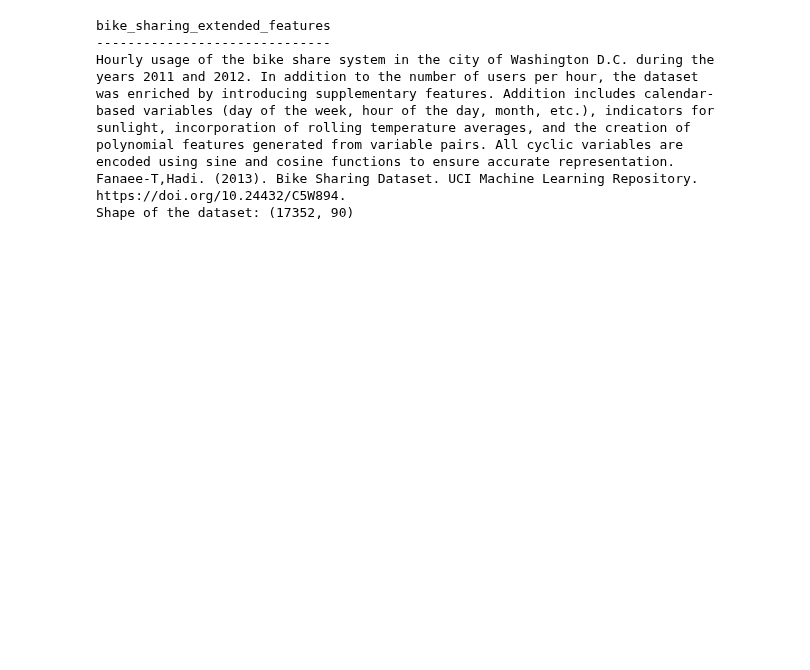
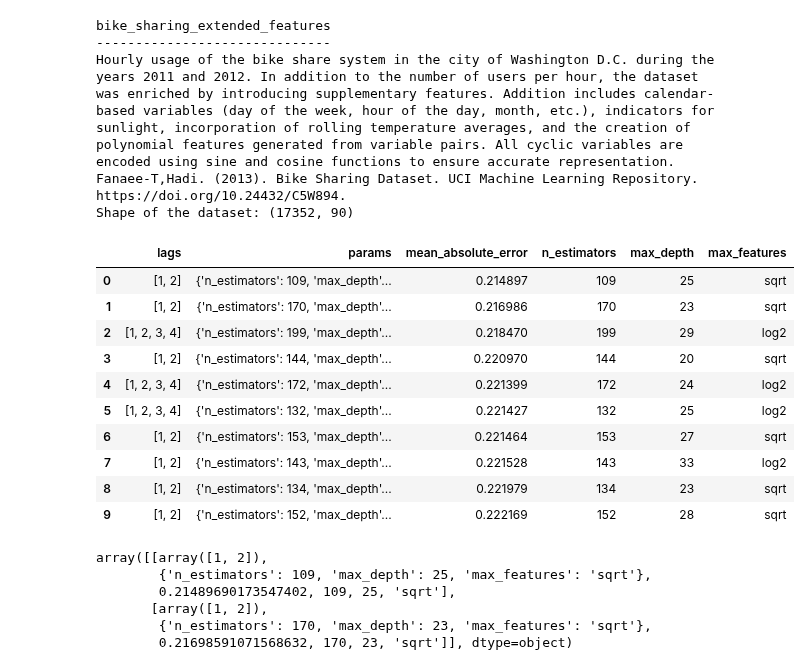
Before and after one commit to JoaquinAmatRodrigo/skforecast, a Jupyter notebook: dev/lags_inside_optuna_search.ipynb, the cells around one changed output. Saved outputs shown, nothing was run; the diff lists cells and outputs as text; code cells hidden in the pictures; blank space fills up the shorter version.

```diff
--- a/dev/lags_inside_optuna_search.ipynb
+++ b/dev/lags_inside_optuna_search.ipynb
@@ -365,3 +365,63 @@ def test_results_output_bayesian_search_optuna_ForecasterAutoregDirect():
     pd.testing.assert_frame_equal(results, expected_results)
 
 test_results_output_bayesian_search_optuna_ForecasterAutoregDirect()
+# %%
+forecaster = ForecasterAutoreg(
+                     regressor = RandomForestRegressor(random_state=123),
+                     lags      = 2
+                 )
+
+steps = 3
+n_validation = 12
+y_train = y[:-n_validation]
+
+def search_space(trial):
+    search_space  = {
+        'n_estimators': trial.suggest_int('n_estimators', 100, 200),
+        'max_depth'   : trial.suggest_int('max_depth', 20, 35, log=True),
+        'max_features': trial.suggest_categorical('max_features', ['log2', 'sqrt']),
+        'lags'        : trial.suggest_categorical('lags', [2, 4])
+    }
+
+    return search_space
+
+kwargs_study_optimize = {'timeout': 5}
+results = _bayesian_search_optuna(
+                forecaster            = forecaster,
+                y                     = y,
+                search_space          = search_space,
+                steps                 = steps,
+                metric                = 'mean_absolute_error',
+                refit                 = True,
+                initial_train_size    = len(y_train),
+                fixed_train_size      = True,
+                n_trials              = 10,
+                random_state          = 123,
+                n_jobs                = 1,
+                return_best           = False,
+                verbose               = False,
+                kwargs_study_optimize = kwargs_study_optimize
+            )[0].reset_index(drop=True)
+# %%
+results
+# %% [output]
+|  | lags | params | mean_absolute_error | n_estimators | max_depth | max_features |
+| 0 | [1, 2] | {'n_estimators': 109, 'max_depth'... | 0.214897 | 109 | 25 | sqrt |
+| 1 | [1, 2] | {'n_estimators': 170, 'max_depth'... | 0.216986 | 170 | 23 | sqrt |
+| 2 | [1, 2, 3, 4] | {'n_estimators': 199, 'max_depth'... | 0.218470 | 199 | 29 | log2 |
+| 3 | [1, 2] | {'n_estimators': 144, 'max_depth'... | 0.220970 | 144 | 20 | sqrt |
+| 4 | [1, 2, 3, 4] | {'n_estimators': 172, 'max_depth'... | 0.221399 | 172 | 24 | log2 |
+| 5 | [1, 2, 3, 4] | {'n_estimators': 132, 'max_depth'... | 0.221427 | 132 | 25 | log2 |
+| 6 | [1, 2] | {'n_estimators': 153, 'max_depth'... | 0.221464 | 153 | 27 | sqrt |
+| 7 | [1, 2] | {'n_estimators': 143, 'max_depth'... | 0.221528 | 143 | 33 | log2 |
+| 8 | [1, 2] | {'n_estimators': 134, 'max_depth'... | 0.221979 | 134 | 23 | sqrt |
+| 9 | [1, 2] | {'n_estimators': 152, 'max_depth'... | 0.222169 | 152 | 28 | sqrt |
+# %%
+results.head(2).to_numpy()
+# %% [output]
+array([[array([1, 2]),
+        {'n_estimators': 109, 'max_depth': 25, 'max_features': 'sqrt'},
+        0.21489690173547402, 109, 25, 'sqrt'],
+       [array([1, 2]),
+        {'n_estimators': 170, 'max_depth': 23, 'max_features': 'sqrt'},
+        0.21698591071568632, 170, 23, 'sqrt']], dtype=object)
```
Also changed, not shown: parts of 1 cell of this notebook, 2 other files.
